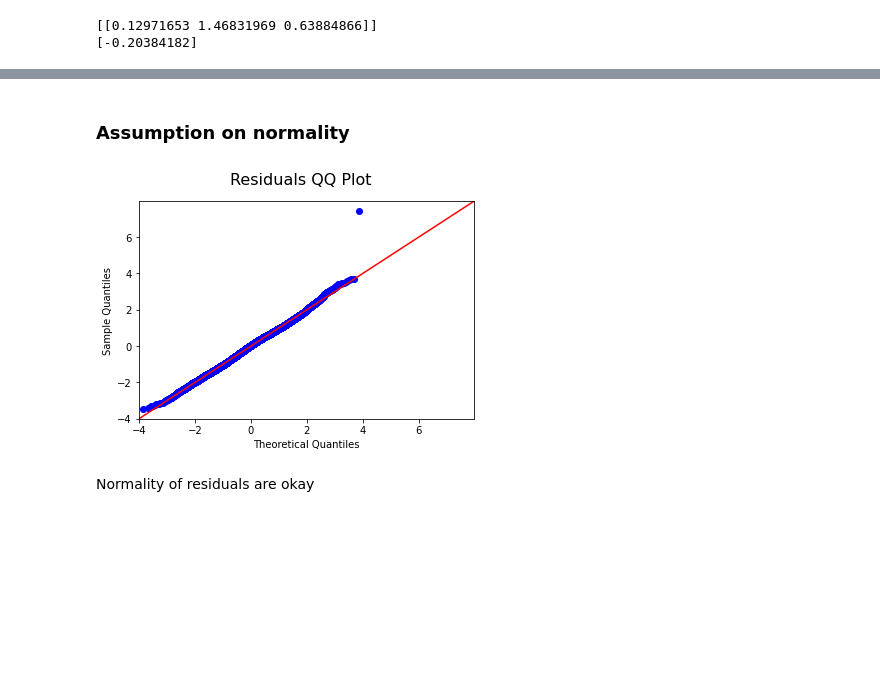
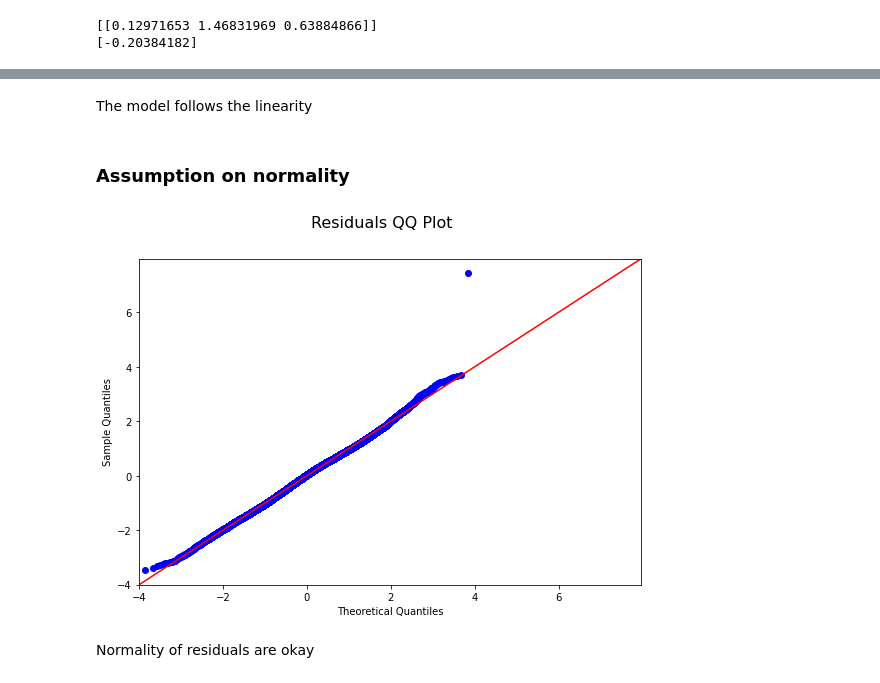
Before and after one commit to jaredbore/dsc-phase-2-project, a Jupyter notebook: student.ipynb, the cells around one changed output, grey strips where cells are left out. Drawn from its saved outputs; the diff is of its cells as text; code cells hidden in the pictures; blank space fills up the shorter version.

```diff
--- a/student.ipynb
+++ b/student.ipynb
@@ -596,12 +588,15 @@ ax.legend();
+# %% [markdown]
+The model follows the linearity
 # %% [markdown]
 ### Assumption on normality
 # %%
 # assumption on normalities
+fig, ax = plt.subplots(figsize=(9,6))
 model2 = sm.OLS(scaled_y_train, sm.add_constant(last_X_train)).fit()
 residuals = model2.resid
-fig = sm.graphics.qqplot(residuals, dist=stats.norm, line='45', fit=True)
+fig = sm.graphics.qqplot(residuals, dist=stats.norm, line='45', fit=True, ax=ax)
 fig.suptitle('Residuals QQ Plot', fontsize=16);
 # %% [output]
-[figure, old version]
+[figure, new version]
 # %% [markdown]
 Normality of residuals are okay
```
Also changed, not shown: parts of 17 cells of this notebook, 3 other files.
